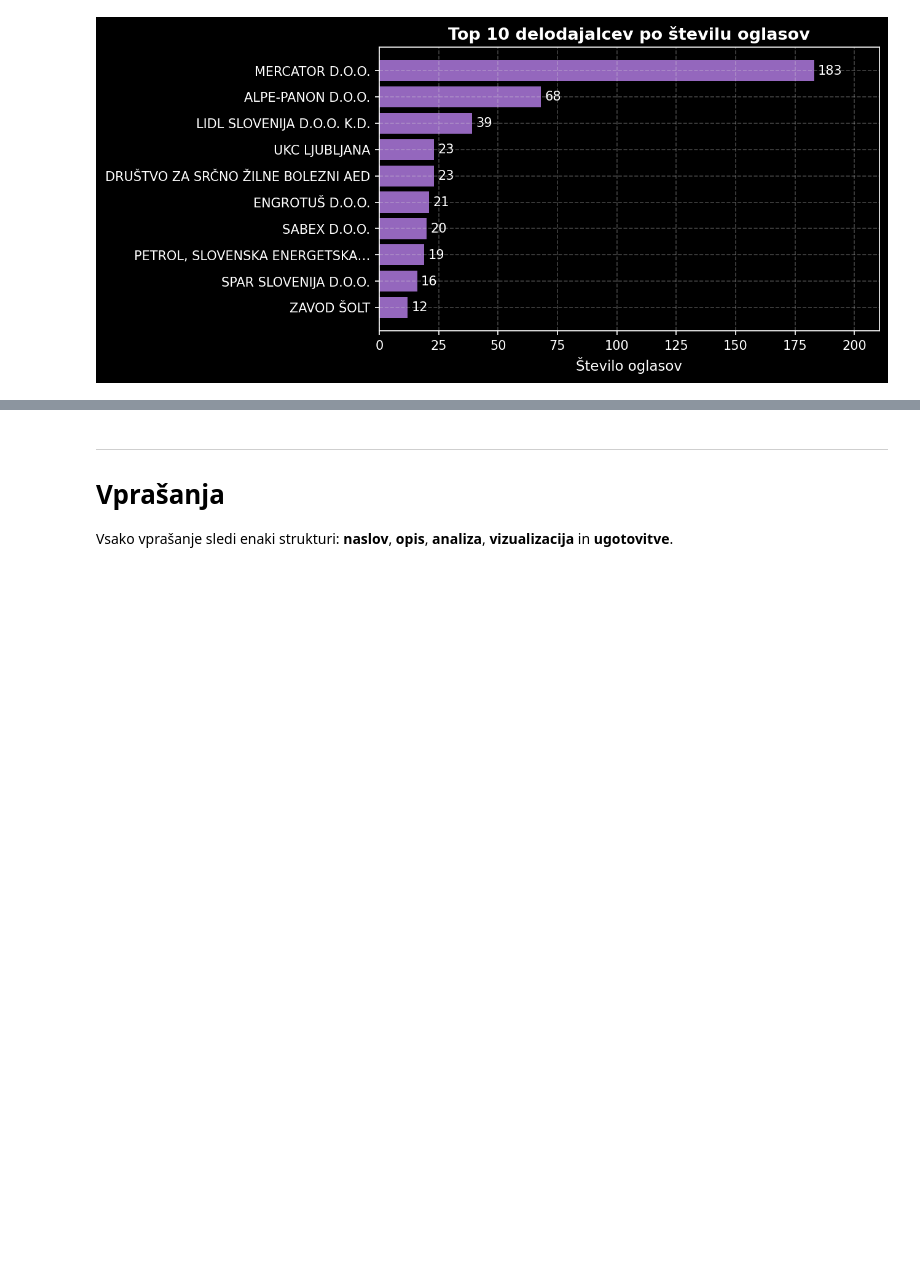
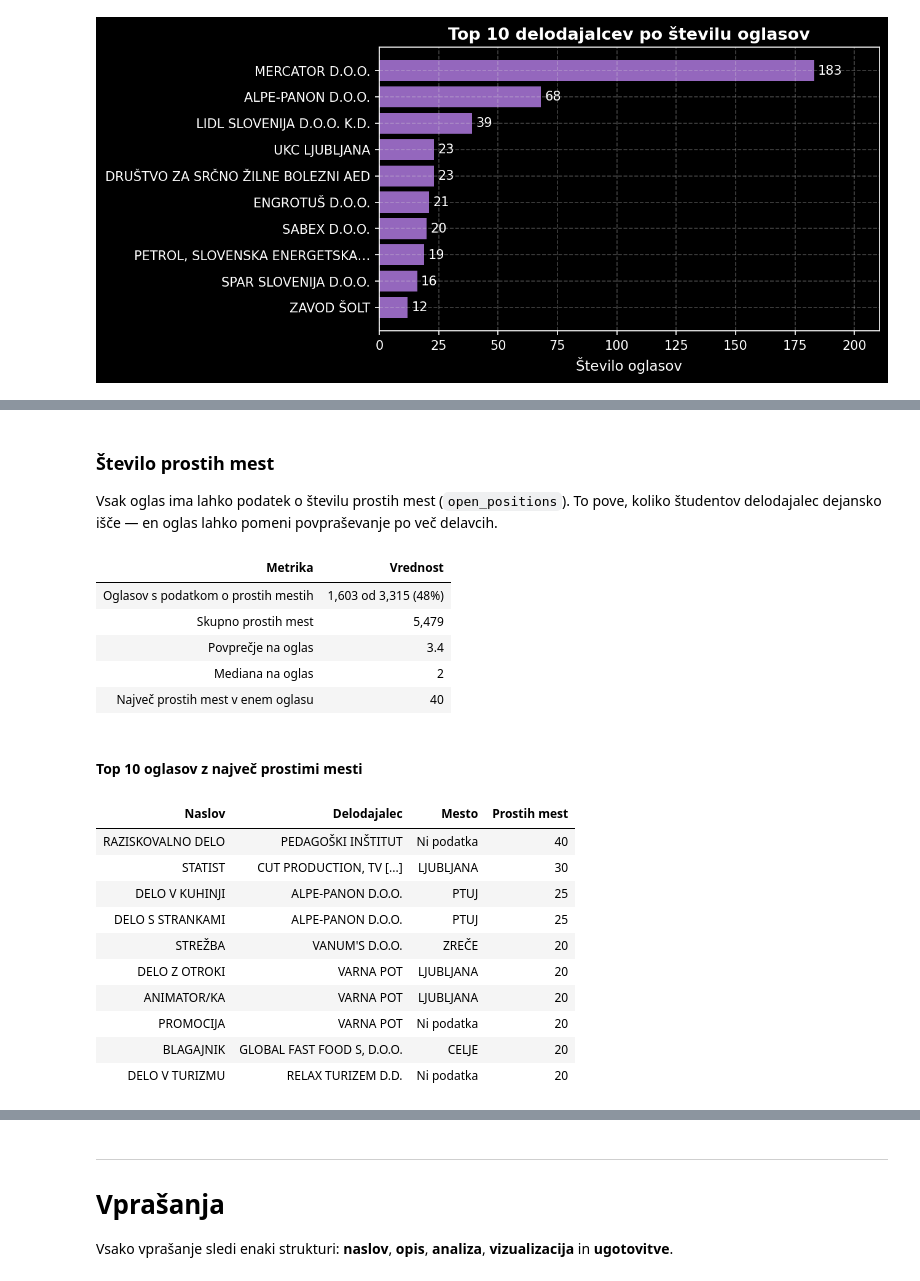
Before and after one commit to svenko99/PR2608, a Jupyter notebook: reports/rezultati.ipynb, the cells around one changed output, grey strips where cells are left out. Cells and saved outputs as stored; diff of their text form; code cells hidden in the pictures; blank space fills up the shorter version.

```diff
--- a/reports/rezultati.ipynb
+++ b/reports/rezultati.ipynb
@@ -258,0 +284,62 @@ plt.show()
+# %% [markdown]
+### Število prostih mest
+
+Vsak oglas ima lahko podatek o številu prostih mest (`open_positions`). To pove, koliko študentov delodajalec dejansko išče — en oglas lahko pomeni povpraševanje po več delavcih.
+# %%
+# Število prostih mest — koliko študentov dejansko iščejo
+positions = data["open_positions"].dropna()
+
+povzetek_mest = pd.DataFrame({
+    "Metrika": [
+        "Oglasov s podatkom o prostih mestih",
+        "Skupno prostih mest",
+        "Povprečje na oglas",
+        "Mediana na oglas",
+        "Največ prostih mest v enem oglasu",
+    ],
+    "Vrednost": [
+        f"{len(positions):,.0f} od {len(data):,.0f} ({len(positions) / len(data) * 100:.0f}%)",
+        f"{positions.sum():,.0f}",
+        f"{positions.mean():.1f}",
+        f"{positions.median():.0f}",
+        f"{positions.max():.0f}",
+    ],
+})
+display(povzetek_mest.style.hide(axis="index").set_properties(**{"text-align": "left"}))
+
+# Top 10 oglasov z največ prostimi mesti
+top_positions = (
+    data.dropna(subset=["open_positions"])
+    .nlargest(10, "open_positions")
+    [["title", "company", "normalized_city", "open_positions"]]
+    .rename(columns={
+        "title": "Naslov", "company": "Delodajalec",
+        "normalized_city": "Mesto", "open_positions": "Prostih mest",
+    })
+)
+top_positions["Naslov"] = top_positions["Naslov"].apply(
+    lambda x: textwrap.shorten(x, 50) if isinstance(x, str) else x)
+top_positions["Delodajalec"] = top_positions["Delodajalec"].apply(
+    lambda x: textwrap.shorten(x, 35) if isinstance(x, str) else x)
+
+display(Markdown("#### Top 10 oglasov z največ prostimi mesti"))
+display(top_positions.style.hide(axis="index").format({"Prostih mest": "{:.0f}"}, na_rep="Ni podatka"))
+# %% [output]
+| Metrika | Vrednost |
+| Oglasov s podatkom o prostih mestih | 1,603 od 3,315 (48%) |
+| Skupno prostih mest | 5,479 |
+| Povprečje na oglas | 3.4 |
+| Mediana na oglas | 2 |
+| Največ prostih mest v enem oglasu | 40 |
+#### Top 10 oglasov z največ prostimi mesti
+| Naslov | Delodajalec | Mesto | Prostih mest |
+| RAZISKOVALNO DELO | PEDAGOŠKI INŠTITUT | Ni podatka | 40 |
+| STATIST | CUT PRODUCTION, TV [...] | LJUBLJANA | 30 |
+| DELO V KUHINJI | ALPE-PANON D.O.O. | PTUJ | 25 |
+| DELO S STRANKAMI | ALPE-PANON D.O.O. | PTUJ | 25 |
+| STREŽBA | VANUM'S D.O.O. | ZREČE | 20 |
+| DELO Z OTROKI | VARNA POT | LJUBLJANA | 20 |
+| ANIMATOR/KA | VARNA POT | LJUBLJANA | 20 |
+| PROMOCIJA | VARNA POT | Ni podatka | 20 |
+| BLAGAJNIK | GLOBAL FAST FOOD S, D.O.O. | CELJE | 20 |
+| DELO V TURIZMU | RELAX TURIZEM D.D. | Ni podatka | 20 |
```
Also changed, not shown: parts of 8 cells of this notebook.
